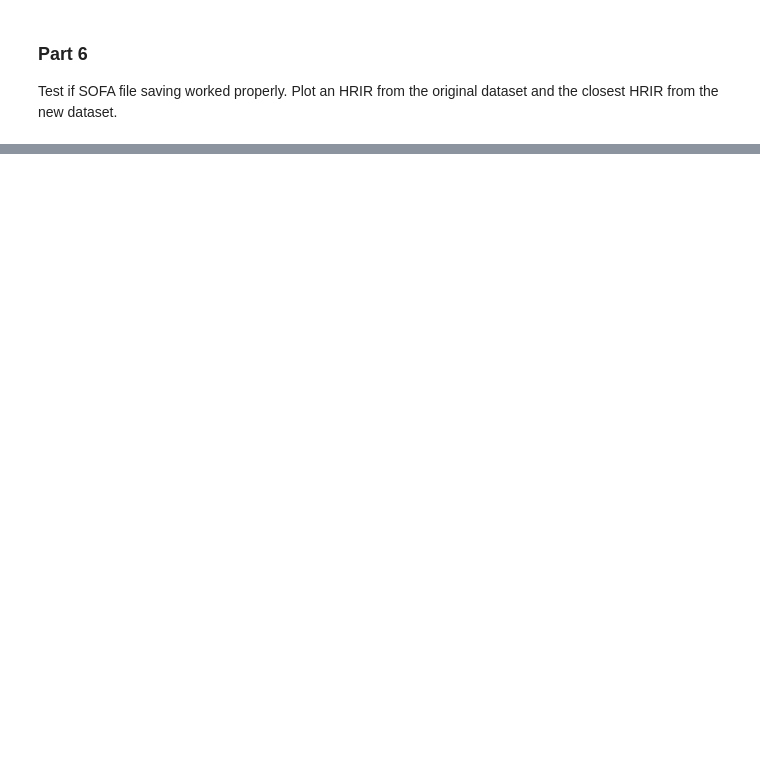
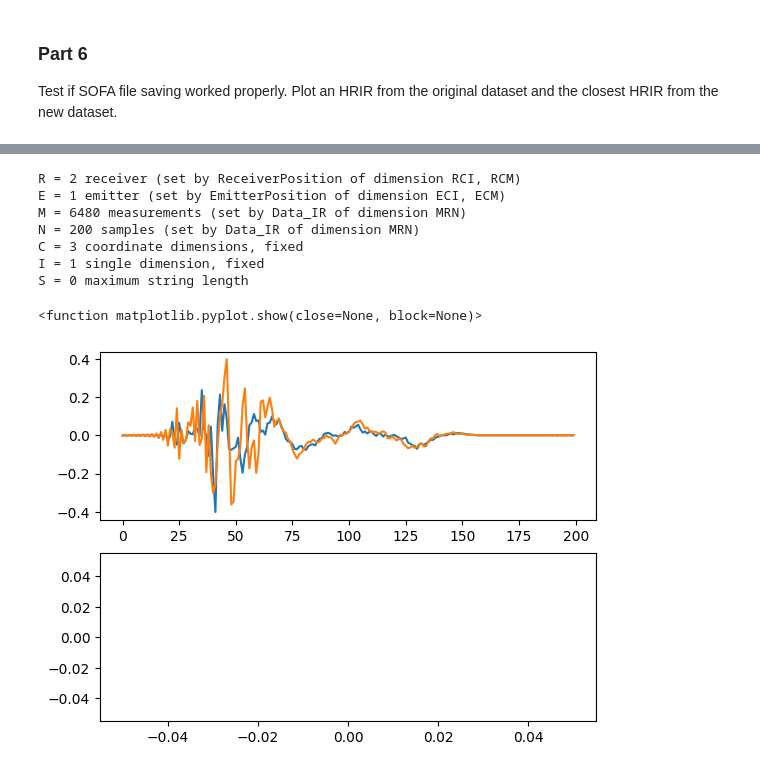
Before and after one commit to dasyncopator/VAIAWorkshop25Public, a Jupyter notebook: notebooks/lecture06.ipynb, the cells around one changed output, grey strips where cells are left out. Saved outputs shown, nothing was run; the diff lists cells and outputs as text; code cells hidden in the pictures; blank space fills up the shorter version.

```diff
--- a/notebooks/lecture06.ipynb
+++ b/notebooks/lecture06.ipynb
@@ -91,4 +88,11 @@ Test if SOFA file saving worked properly. Plot an HRIR from the original dataset
 new_hrir_reader = HRIRReader(new_sofa_path)
 
 # Plot HRIRs for sanity check
+hrir_original = hrir_reader.ir_data[0].T
+hrir_new = new_hrir_reader.ir_data[0].T
+plt.subplot(2, 1, 1)
+plt.plot(hrir_original)
+plt.subplot(2, 1, 2)
+plt.plot(hrir_new)
+plt.show
 # %% [output]
@@ -95,0 +101,9 @@ FileNotFoundError: SOFA file not found in specified location!
+R = 2 receiver (set by ReceiverPosition of dimension RCI, RCM)
+E = 1 emitter (set by EmitterPosition of dimension ECI, ECM)
+M = 6480 measurements (set by Data_IR of dimension MRN)
+N = 200 samples (set by Data_IR of dimension MRN)
+C = 3 coordinate dimensions, fixed
+I = 1 single dimension, fixed
+S = 0 maximum string length
+<function matplotlib.pyplot.show(close=None, block=None)>
+[figure, added]
```
Also changed, not shown: parts of 4 cells of this notebook, 1 other file.
